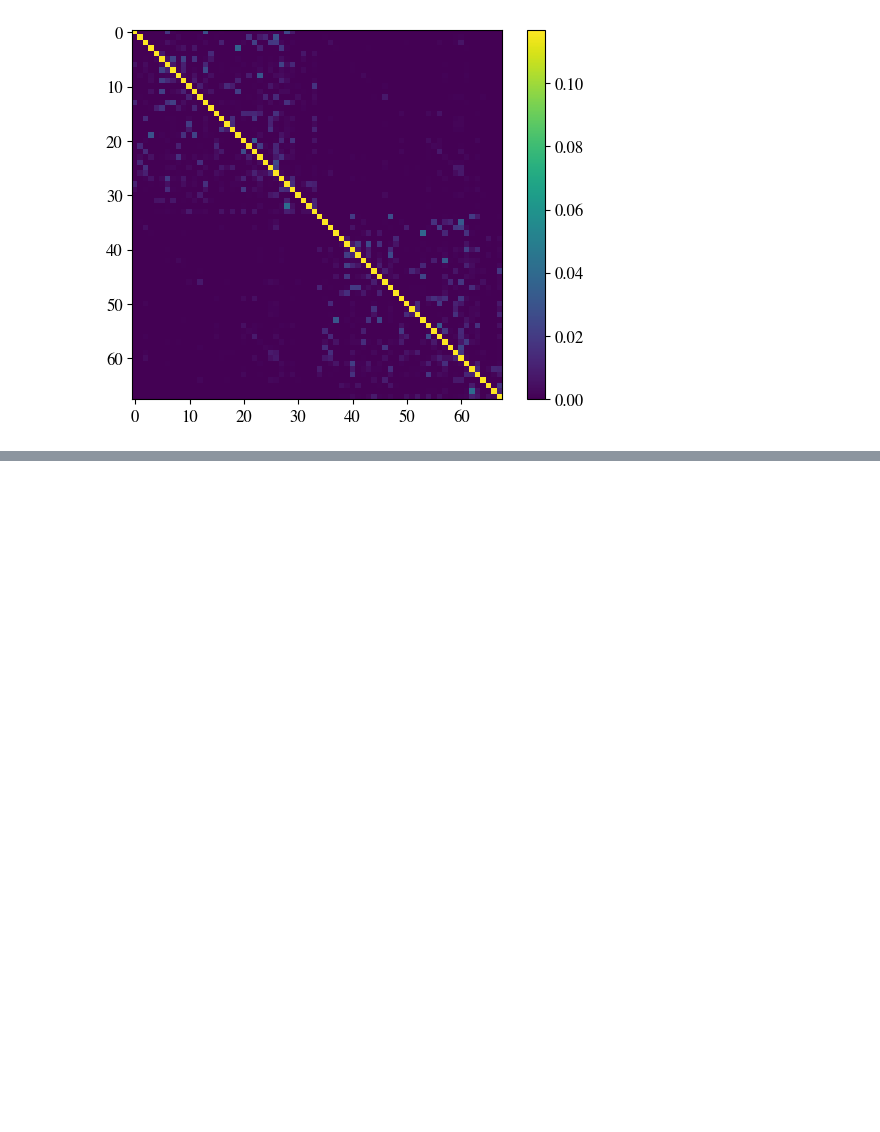
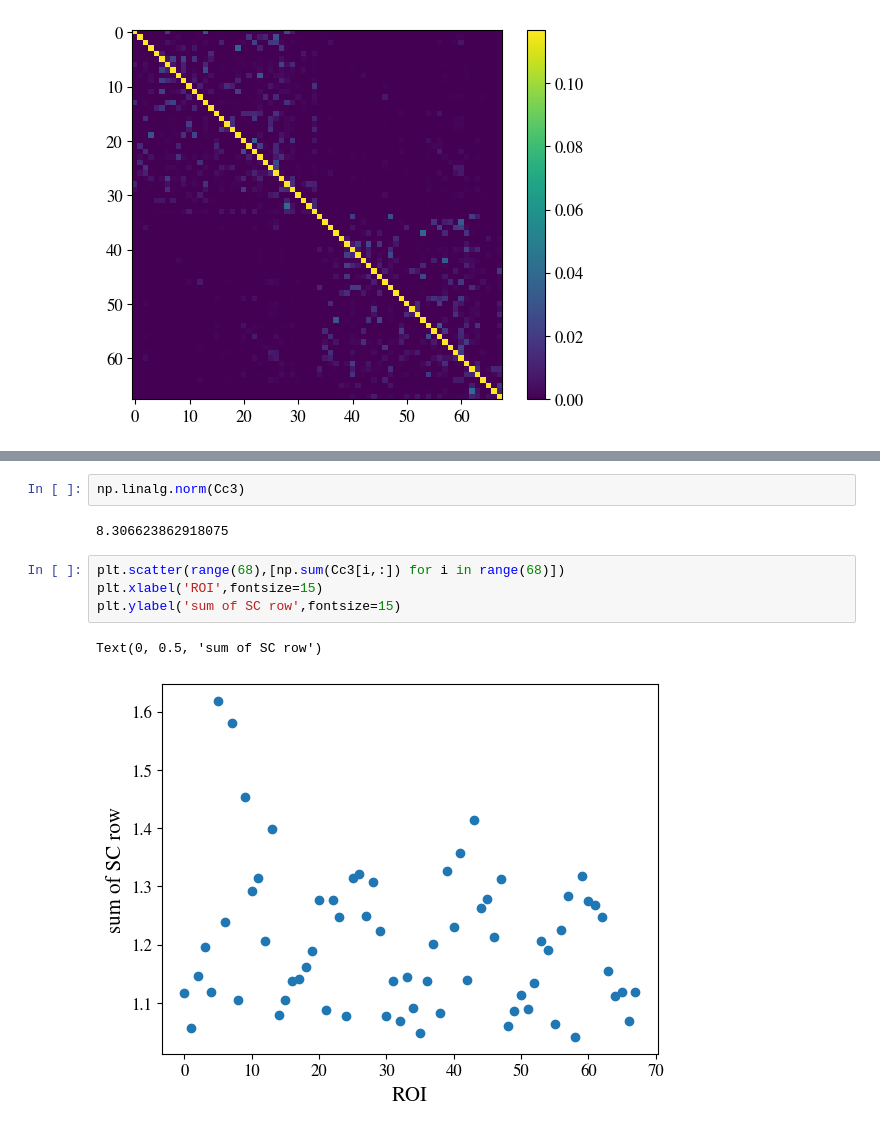
Before and after one commit to parulv1/sgm-alpha, a Jupyter notebook: spectrome/notebooks/Untitled.ipynb, the cells around one changed output, grey strips where cells are left out. Drawn from its saved outputs; the diff is of its cells as text; blank space fills up the shorter version.

```diff
--- a/spectrome/notebooks/Untitled.ipynb
+++ b/spectrome/notebooks/Untitled.ipynb
@@ -130,0 +148,11 @@ plt.colorbar()
+# %%
+np.linalg.norm(Cc3)
+# %% [output]
+8.306623862918075
+# %%
+plt.scatter(range(68),[np.sum(Cc3[i,:]) for i in range(68)])
+plt.xlabel('ROI',fontsize=15)
+plt.ylabel('sum of SC row',fontsize=15)
+# %% [output]
+Text(0, 0.5, 'sum of SC row')
+[figure, added]
```
Also changed, not shown: parts of 2 cells of this notebook, 9 other files.
